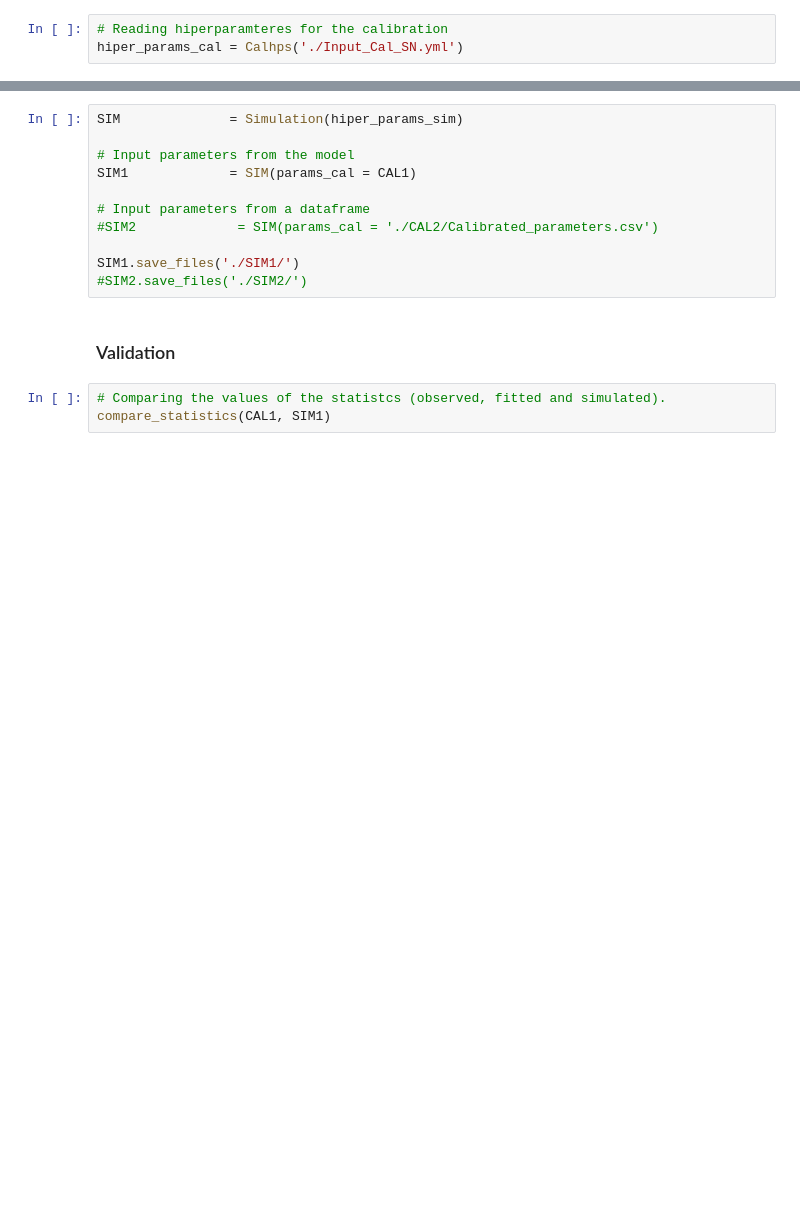
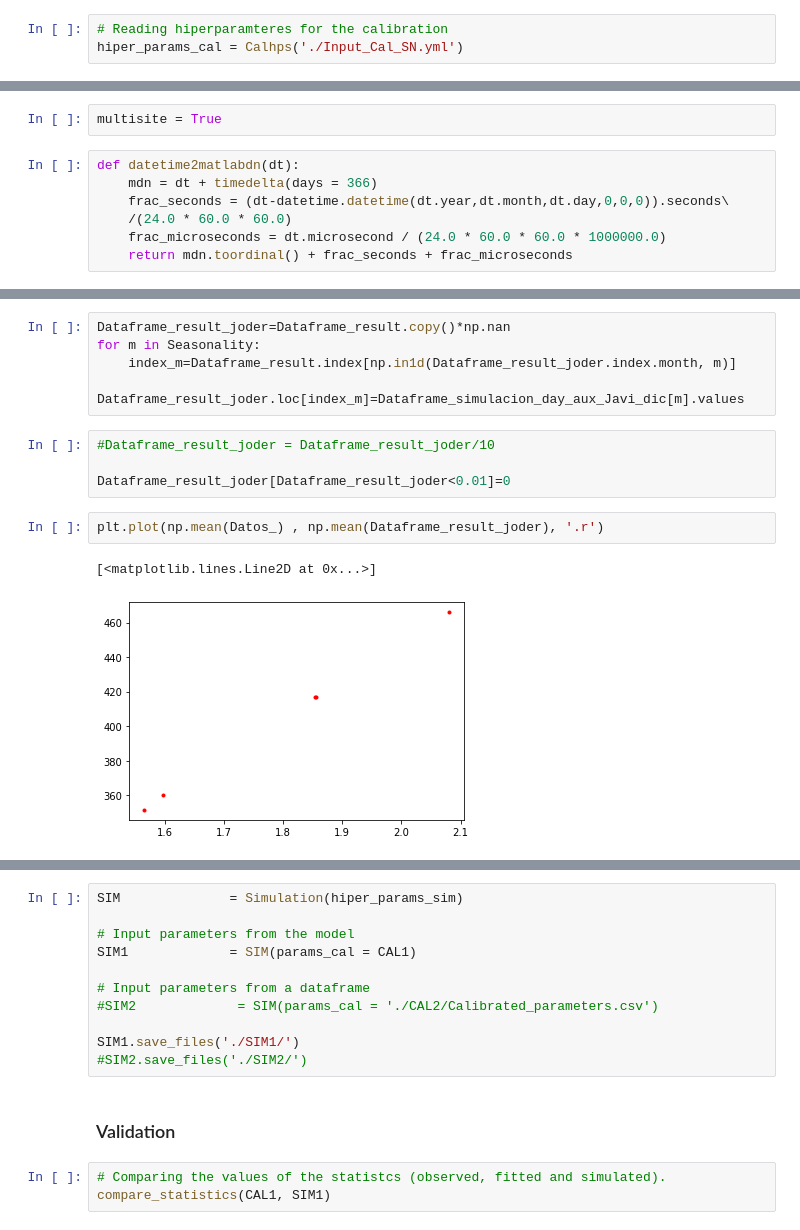
Before and after one commit to IHCantabria/NEOPRENE, a Jupyter notebook: notebooks/STNSRP_test.ipynb, the cells around one changed output, grey strips where cells are left out. Drawn from its saved outputs; the diff is of its cells as text; blank space fills up the shorter version.

```diff
--- a/notebooks/STNSRP_test.ipynb
+++ b/notebooks/STNSRP_test.ipynb
@@ -161,0 +642,9 @@ statistics_model_1 = Statistics(hiper_params_cal, time_series = Input_Series, at
+# %%
+multisite = True
+# %%
+def datetime2matlabdn(dt):
+    mdn = dt + timedelta(days = 366)
+    frac_seconds = (dt-datetime.datetime(dt.year,dt.month,dt.day,0,0,0)).seconds\
+    /(24.0 * 60.0 * 60.0)
+    frac_microseconds = dt.microsecond / (24.0 * 60.0 * 60.0 * 1000000.0)
+    return mdn.toordinal() + frac_seconds + frac_microseconds
@@ -161,0 +953,14 @@ statistics_model_1 = Statistics(hiper_params_cal, time_series = Input_Series, at
+# %%
+Dataframe_result_joder=Dataframe_result.copy()*np.nan
+for m in Seasonality:
+    index_m=Dataframe_result.index[np.in1d(Dataframe_result_joder.index.month, m)]
+    Dataframe_result_joder.loc[index_m]=Dataframe_simulacion_day_aux_Javi_dic[m].values
+# %%
+#Dataframe_result_joder = Dataframe_result_joder/10
+
+Dataframe_result_joder[Dataframe_result_joder<0.01]=0
+# %%
+plt.plot(np.mean(Datos_) , np.mean(Dataframe_result_joder), '.r')
+# %% [output]
+[<matplotlib.lines.Line2D at 0x...>]
+[figure, added]
```
Also changed, not shown: parts of 65 cells of this notebook, 7 other files.
